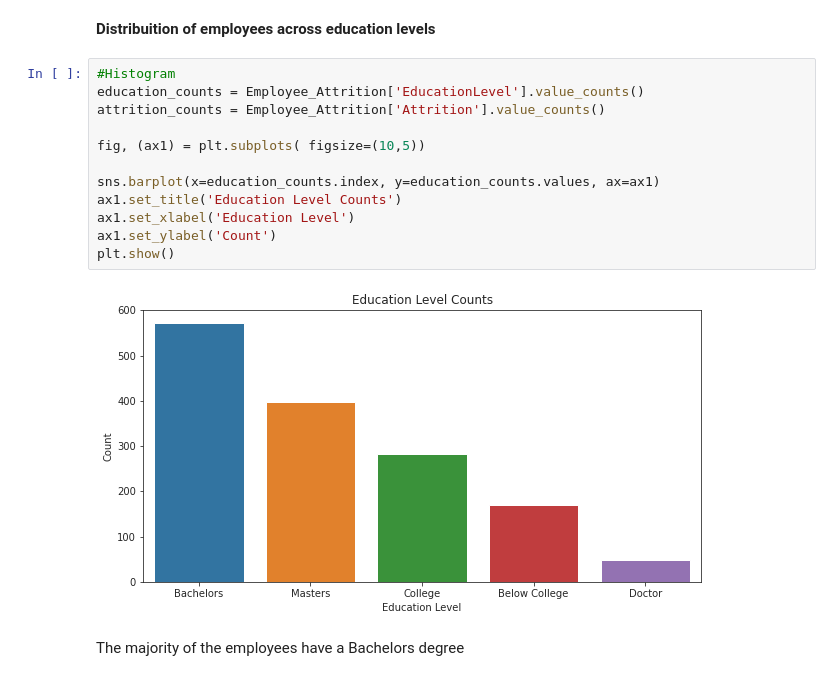
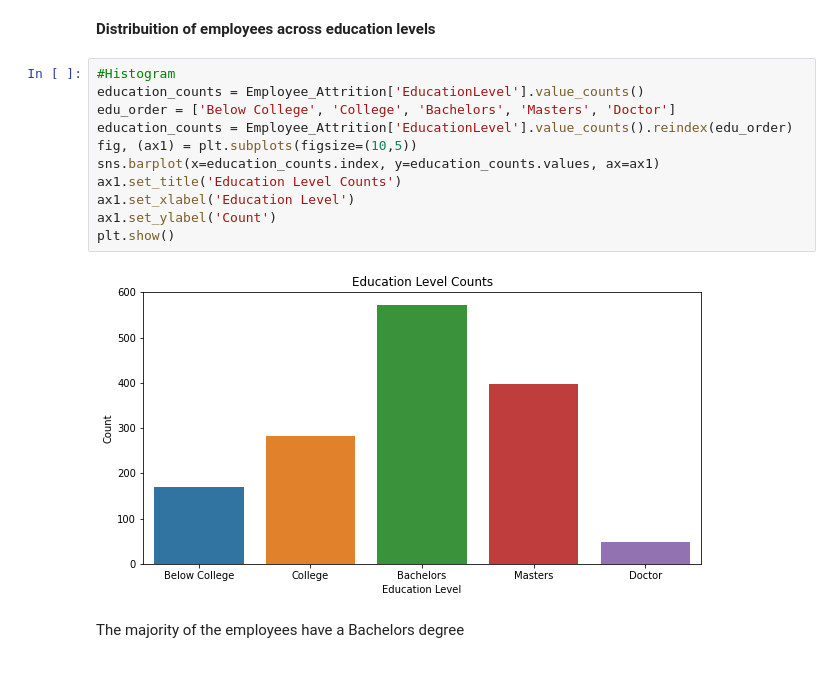
Before and after one commit to SnSabu/congressional-analysis, a Jupyter notebook: EmployeeAttrition.ipynb, the cells around one changed output. Drawn from its saved outputs; the diff is of its cells as text.

```diff
--- a/EmployeeAttrition.ipynb
+++ b/EmployeeAttrition.ipynb
@@ -46,17 +67,16 @@ Employee_Attrition['EducationLevel'] = Employee_Attrition['Education'].replace({
 # %%
 #Histogram
 education_counts = Employee_Attrition['EducationLevel'].value_counts()
-attrition_counts = Employee_Attrition['Attrition'].value_counts()
-
-fig, (ax1) = plt.subplots( figsize=(10,5))
-
+edu_order = ['Below College', 'College', 'Bachelors', 'Masters', 'Doctor']
+education_counts = Employee_Attrition['EducationLevel'].value_counts().reindex(edu_order)
+fig, (ax1) = plt.subplots(figsize=(10,5))
 sns.barplot(x=education_counts.index, y=education_counts.values, ax=ax1)
 ax1.set_title('Education Level Counts')
 ax1.set_xlabel('Education Level')
 ax1.set_ylabel('Count')
 plt.show()
 # %% [output]
-[figure, old version]
+[figure, new version]
 # %% [markdown]
 The majority of the employees have a Bachelors degree
 # %% [markdown]
```
Also changed, not shown: parts of 15 cells of this notebook.
